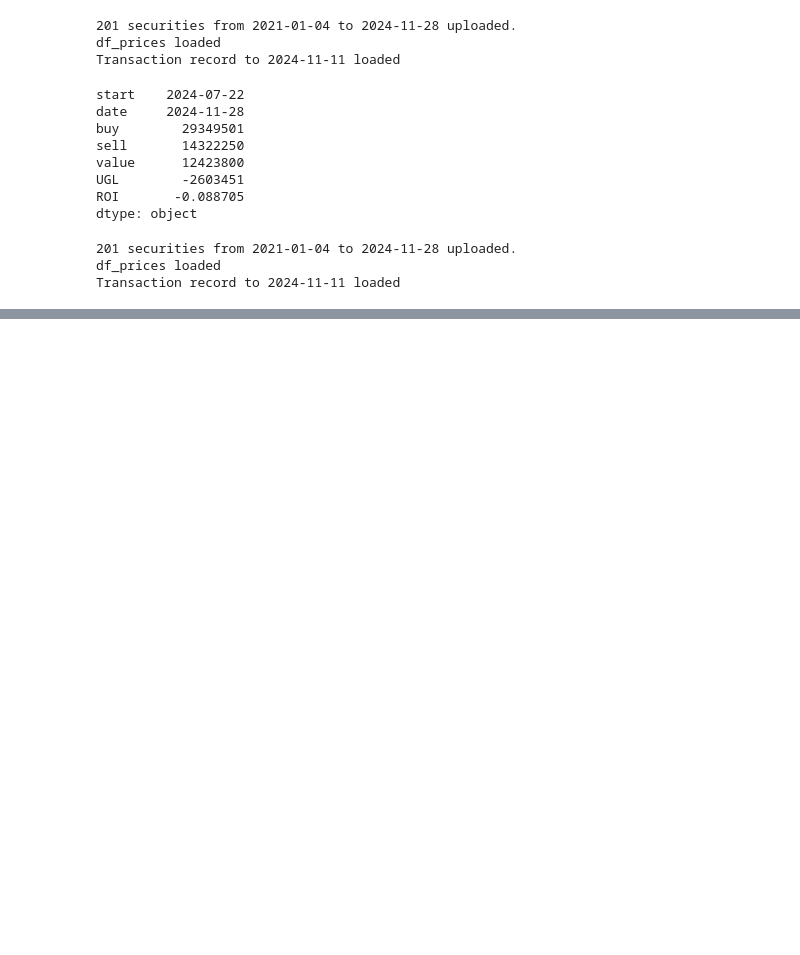
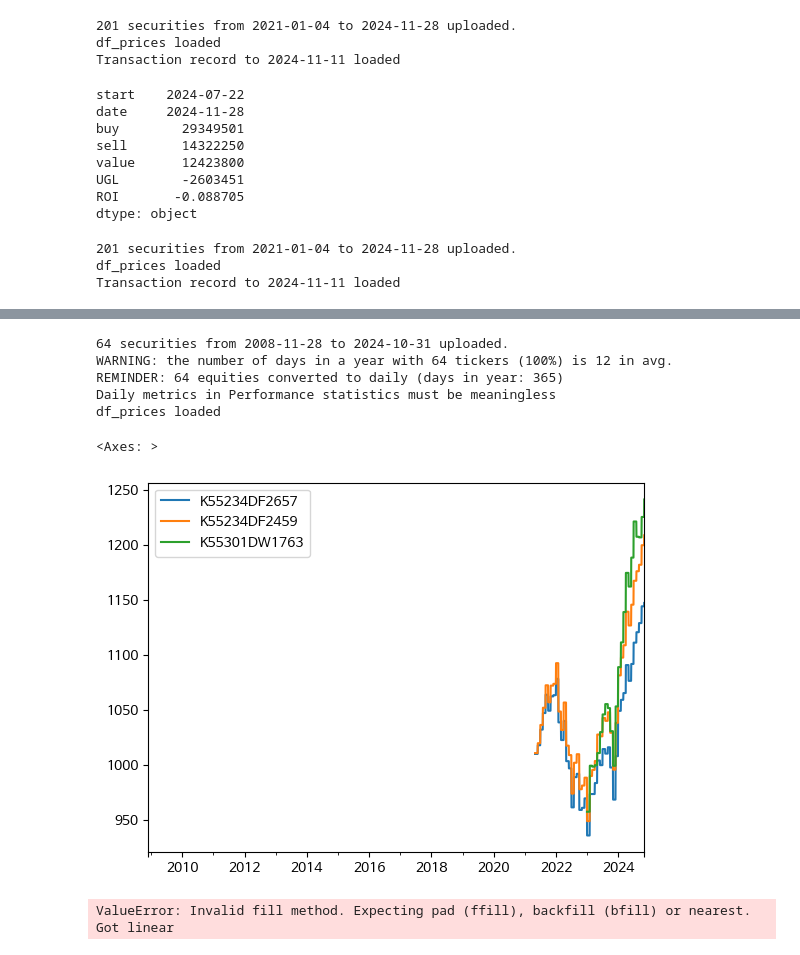
Before and after one commit to lbk209/portfolio, a Jupyter notebook: Allocate_Portfolio.ipynb, the cells around one changed output, grey strips where cells are left out. Saved outputs shown, nothing was run; the diff lists cells and outputs as text; code cells hidden in the pictures; blank space fills up the shorter version.

```diff
--- a/Allocate_Portfolio.ipynb
+++ b/Allocate_Portfolio.ipynb
@@ -982,0 +970,8 @@ cm.calc_cashflow_history()
+# %%
+fund = PM.create_universe('UV_FUND', daily=False)
+# %% [output]
+64 securities from 2008-11-28 to 2024-10-31 uploaded.
+WARNING: the number of days in a year with 64 tickers (100%) is 12 in avg.
+REMINDER: 64 equities converted to daily (days in year: 365)
+Daily metrics in Performance statistics must be meaningless
+df_prices loaded
@@ -982,0 +980,20 @@ cm.calc_cashflow_history()
+# %%
+import pandas as pd
+
+def convert_to_daily(df, method='ffill'):
+    """
+    convert df to daily time series
+    """
+    start = df.index.min()
+    end = df.index.max()
+    index = pd.date_range(start, end)
+    return df.reindex(index, method=method)
+# %%
+convert_to_daily(fund.df_prices).iloc[:, :3].plot()
+# %% [output]
+<Axes: >
+[figure, added]
+# %%
+convert_to_daily(fund.df_prices, 'linear').iloc[:, :3].plot()
+# %% [output]
+ValueError: Invalid fill method. Expecting pad (ffill), backfill (bfill) or nearest. Got linear
```
Also changed, not shown: parts of 40 cells of this notebook, 2 other files.
